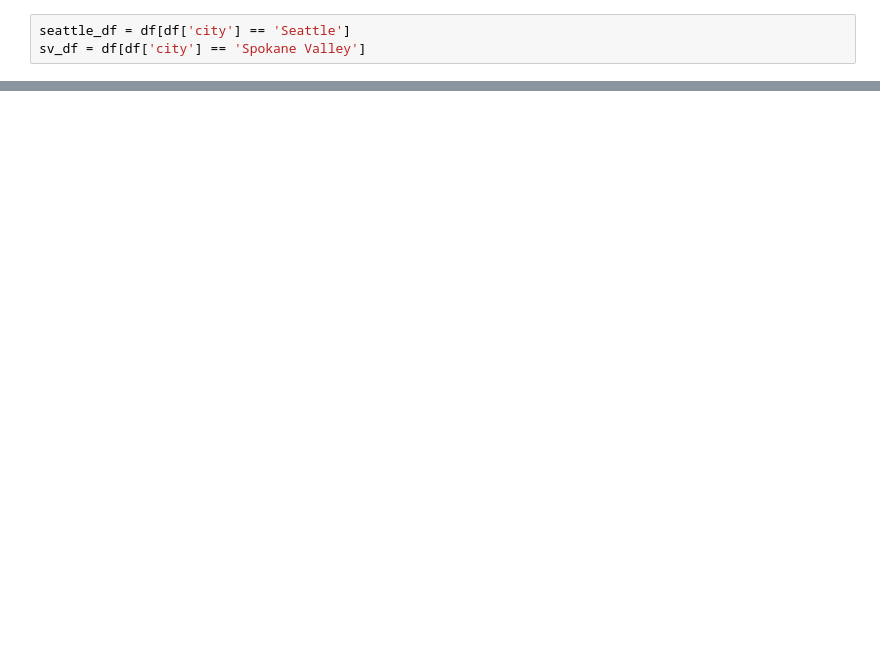
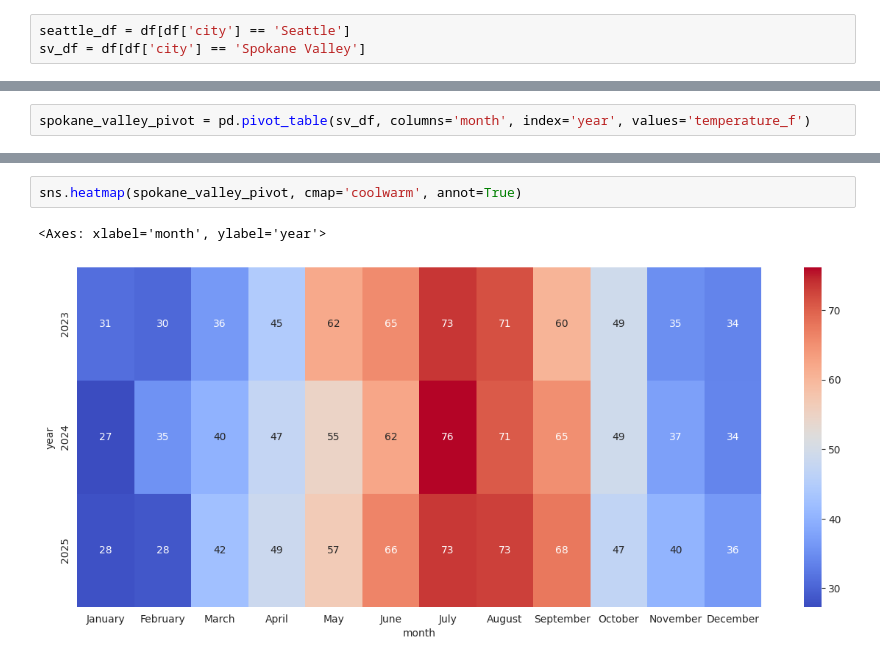
Before and after one commit to danielphilip12/Weather-Pipeline, a Jupyter notebook: notebooks/analysis.ipynb, the cells around one changed output, grey strips where cells are left out. Drawn from its saved outputs; the diff is of its cells as text; blank space fills up the shorter version.

```diff
--- a/notebooks/analysis.ipynb
+++ b/notebooks/analysis.ipynb
@@ -51,0 +57,2 @@ Name: temperature_f, dtype: float64
+# %%
+spokane_valley_pivot = pd.pivot_table(sv_df, columns='month', index='year', values='temperature_f')
@@ -51,0 +80,5 @@ Name: temperature_f, dtype: float64
+# %%
+sns.heatmap(spokane_valley_pivot, cmap='coolwarm', annot=True)
+# %% [output]
+<Axes: xlabel='month', ylabel='year'>
+[figure, added]
```
Also changed, not shown: parts of 12 cells of this notebook.
